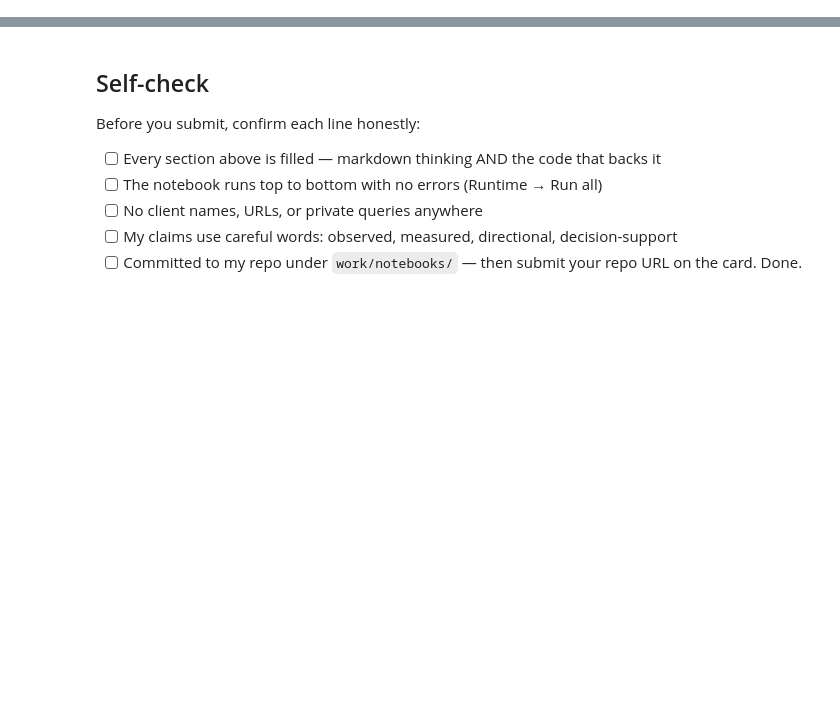
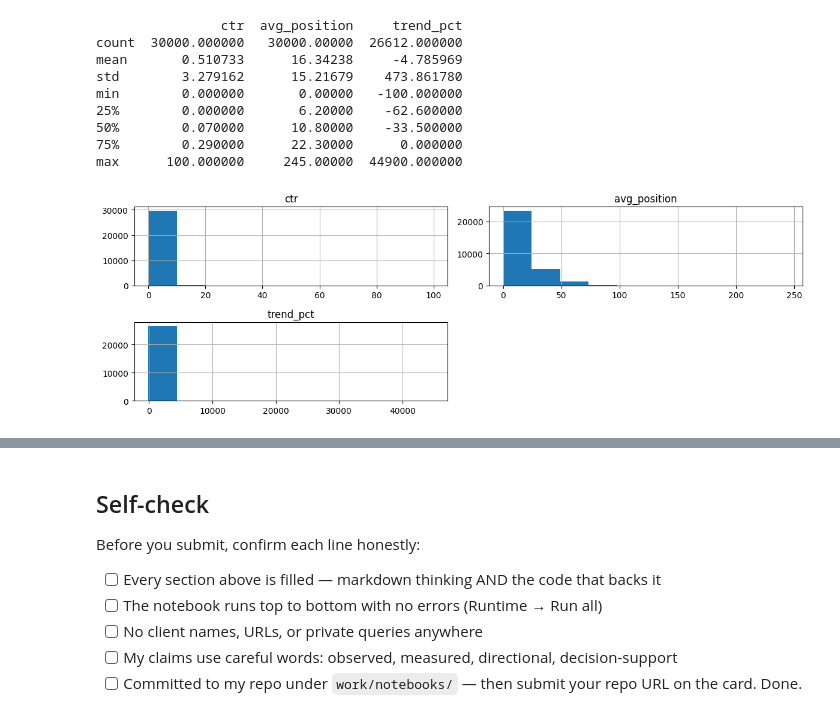
Before and after one commit to Rana4682/flyrank-ml-internship, a Jupyter notebook: work/notebooks/w04_signal_audit.ipynb, the cells around one changed output, grey strips where cells are left out. Saved outputs shown, nothing was run; the diff lists cells and outputs as text; code cells hidden in the pictures; blank space fills up the shorter version.

```diff
--- a/work/notebooks/w04_signal_audit.ipynb
+++ b/work/notebooks/w04_signal_audit.ipynb
@@ -36,0 +44,23 @@ This skeleton is yours to fill. Work the sections **in order** — each one has
+# %%
+import pandas as pd
+import matplotlib.pyplot as plt
+
+df = pd.read_csv("data/raw/content_refresh_anonymized.csv")
+
+print(df[["ctr","avg_position","trend_pct"]].describe())
+
+df[["ctr","avg_position","trend_pct"]].hist(figsize=(12,4))
+
+plt.tight_layout()
+plt.show()
+# %% [output]
+                ctr  avg_position     trend_pct
+count  30000.000000   30000.00000  26612.000000
+mean       0.510733      16.34238     -4.785969
+std        3.279162      15.21679    473.861780
+min        0.000000       0.00000   -100.000000
+25%        0.000000       6.20000    -62.600000
+50%        0.070000      10.80000    -33.500000
+75%        0.290000      22.30000      0.000000
+max      100.000000     245.00000  44900.000000
+[figure, added]
```
Also changed, not shown: parts of 17 cells of this notebook.
